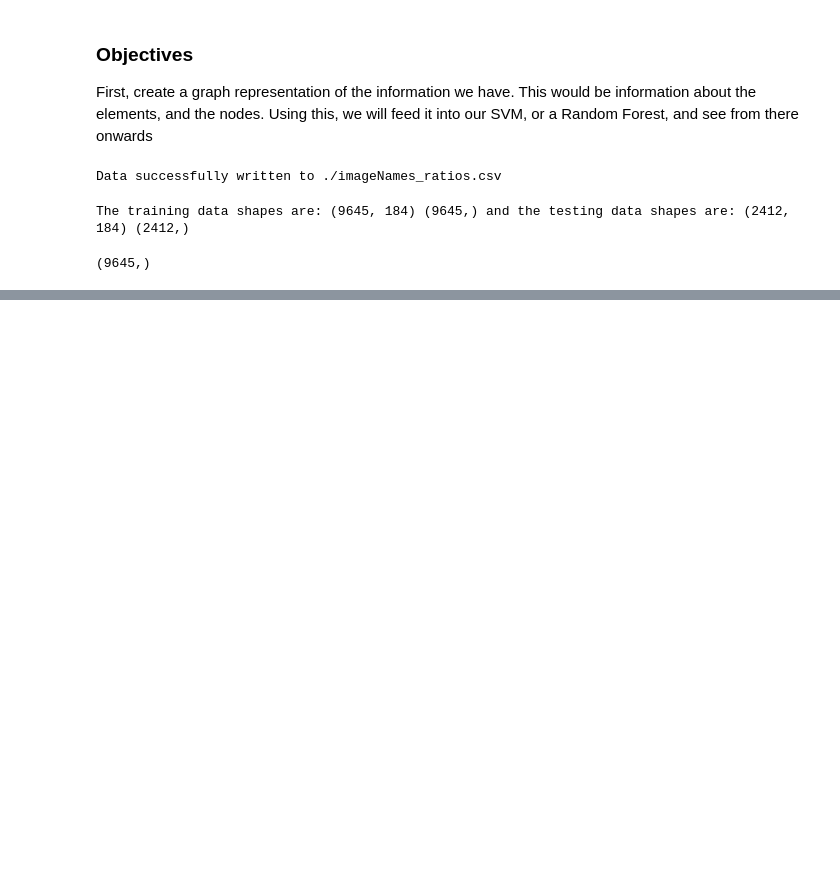
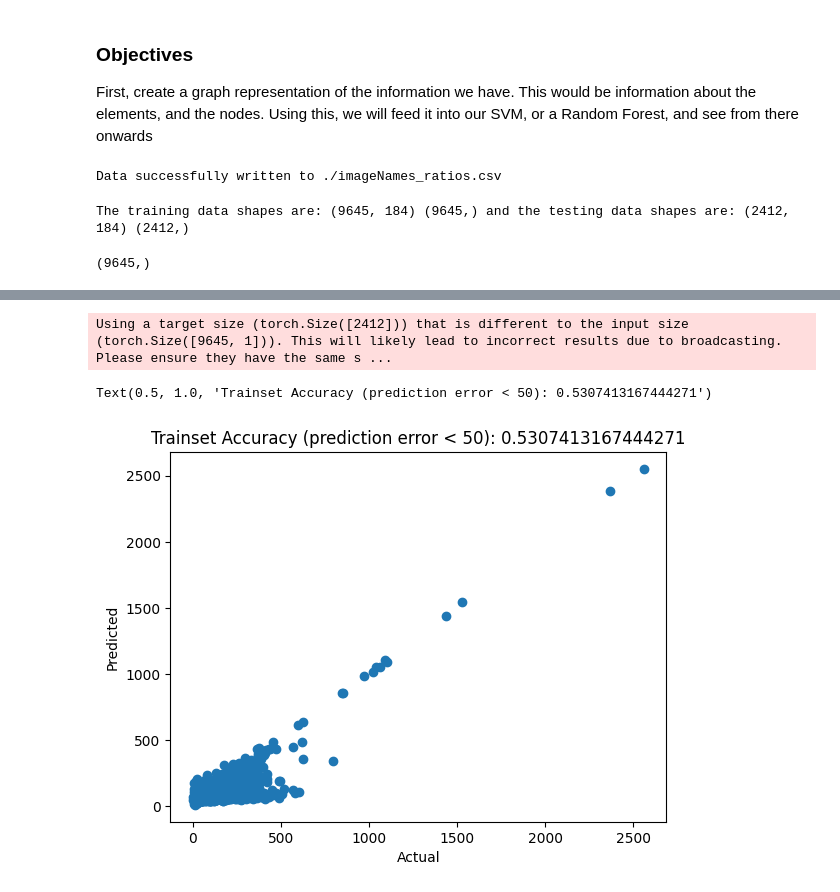
Before and after one commit to NotRithik/Mitochondrial-Function-Prediction, a Jupyter notebook: MLV0.ipynb, the cells around one changed output, grey strips where cells are left out. Saved outputs shown, nothing was run; the diff lists cells and outputs as text; code cells hidden in the pictures; blank space fills up the shorter version.

```diff
--- a/MLV0.ipynb
+++ b/MLV0.ipynb
@@ -548,3 +547,19 @@ Epoch [700/700], Loss: 0.8802
 # Save model to disk
 if(SAVE_MLP_MODEL):
     torch.save(mlp_regressor.state_dict(), MLP_MODEL_PATH)
+# %%
+
+y_pred_mlp = test_mlp_regressor(mlp_regressor, X_train.values if isinstance(X_test, pd.DataFrame) else X_train, np.array(y_test).reshape(-1, 1).squeeze())
+y_pred_mlp = np.rint(y_pred_mlp).astype(int)
+
+rounding_graph = 1
+rounding = 50
+
+plt.plot(np.floor(y_train//rounding_graph) * rounding_graph, np.floor(y_pred_mlp//rounding_graph) * rounding_graph, 'o')
+# accuracy = accuracy_score(np.floor(y_test//rounding) * rounding, np.floor(y_pred_mlp//rounding) * rounding)
+accuracy = calculate_accuracy(y_train, y_pred_mlp, rounding)
+
+plt.xlabel('Actual')
+plt.ylabel('Predicted')
+plt.title('Trainset Accuracy (prediction error < {}): {}'.format(rounding, accuracy))
+# %% [output]
@@ -551,3 +567,6 @@ if(SAVE_MLP_MODEL):
+Using a target size (torch.Size([2412])) that is different to the input size (torch.Size([9645, 1])). This will likely lead to incorrect results due to broadcasting. Please ensure they have the same s ...
+Text(0.5, 1.0, 'Trainset Accuracy (prediction error < 50): 0.5307413167444271')
+[figure, added]
 # %%
 
 y_pred_mlp = test_mlp_regressor(mlp_regressor, X_test.values if isinstance(X_test, pd.DataFrame) else X_test, np.array(y_test).reshape(-1, 1).squeeze())
```
Also changed, not shown: parts of 9 cells of this notebook, 2 other files.
